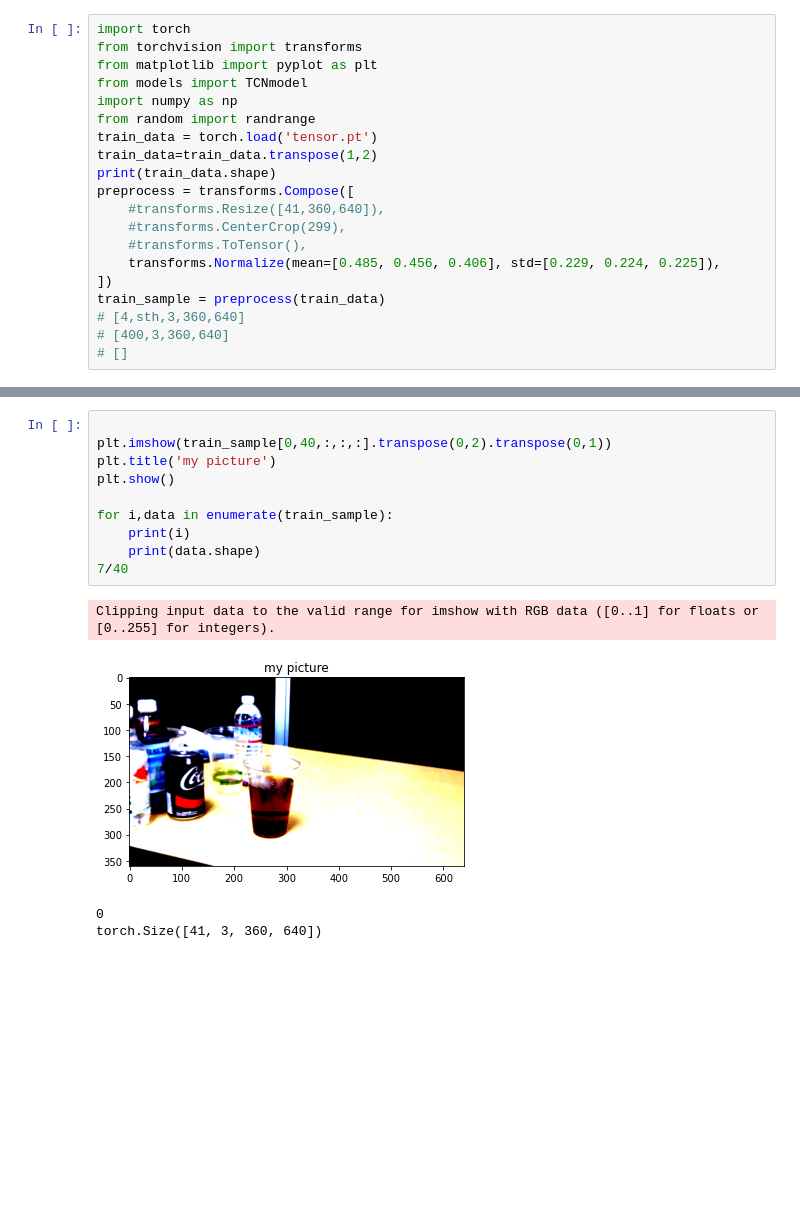
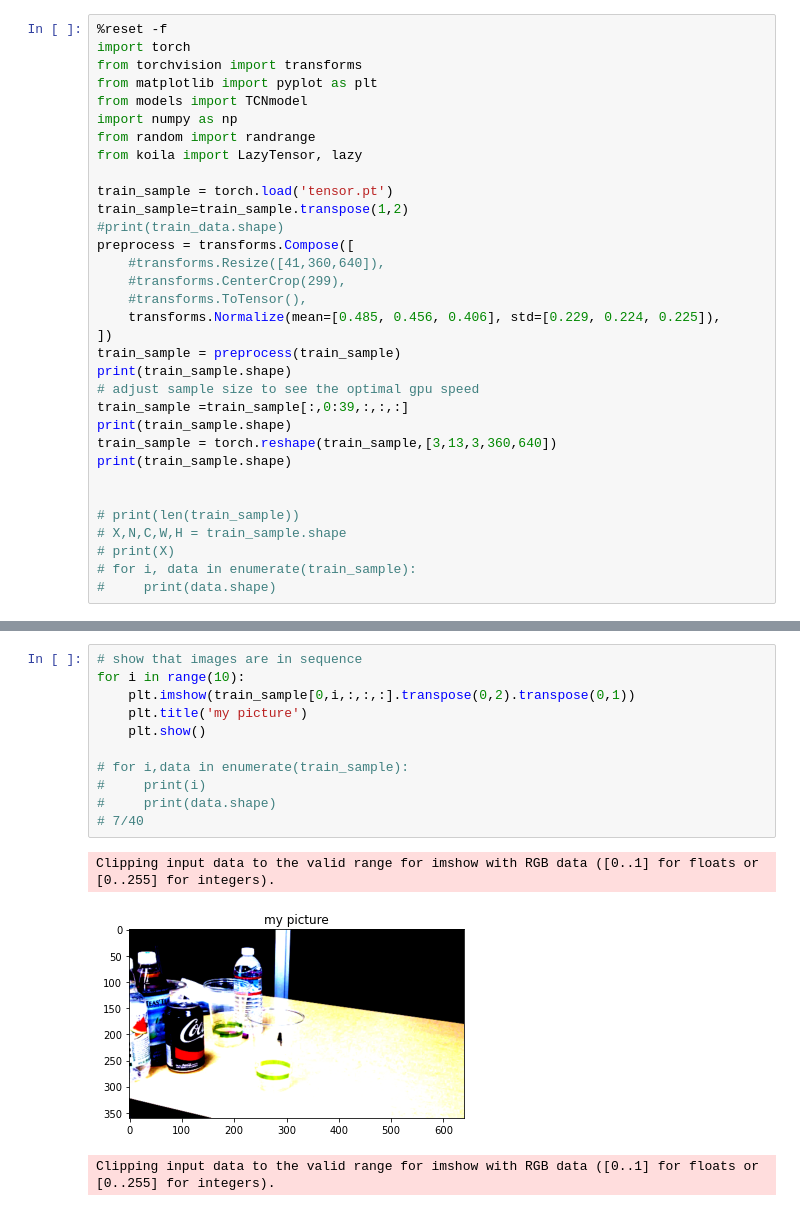
Before and after one commit to MaxWaterhout/TCN_self_supervised_learning, a Jupyter notebook: mainV1.ipynb, the cells around one changed output, grey strips where cells are left out. Cells and saved outputs as stored; diff of their text form; blank space fills up the shorter version.

```diff
--- a/mainV1.ipynb
+++ b/mainV1.ipynb
@@ -1,22 +1,35 @@
 # %%
+%reset -f
 import torch
 from torchvision import transforms
 from matplotlib import pyplot as plt
 from models import TCNmodel
 import numpy as np
 from random import randrange
-train_data = torch.load('tensor.pt')
-train_data=train_data.transpose(1,2)
-print(train_data.shape)
+from koila import LazyTensor, lazy
+
+train_sample = torch.load('tensor.pt')
+train_sample=train_sample.transpose(1,2)
+#print(train_data.shape)
 preprocess = transforms.Compose([
     #transforms.Resize([41,360,640]),
     #transforms.CenterCrop(299),
     #transforms.ToTensor(),
     transforms.Normalize(mean=[0.485, 0.456, 0.406], std=[0.229, 0.224, 0.225]),
 ])
-train_sample = preprocess(train_data)
-# [4,sth,3,360,640]
-# [400,3,360,640]
-# []
+train_sample = preprocess(train_sample)
+print(train_sample.shape)
+# adjust sample size to see the optimal gpu speed
+train_sample =train_sample[:,0:39,:,:,:]
+print(train_sample.shape)
+train_sample = torch.reshape(train_sample,[3,13,3,360,640])
+print(train_sample.shape)
+
+
+# print(len(train_sample))
+# X,N,C,W,H = train_sample.shape
+# print(X)
+# for i, data in enumerate(train_sample):
+#     print(data.shape)
 # %% [output]
 torch.Size([1, 41, 3, 360, 640])
@@ -23,15 +38,15 @@ torch.Size([1, 41, 3, 360, 640])
 # %%
+# show that images are in sequence
+for i in range(10):
+    plt.imshow(train_sample[0,i,:,:,:].transpose(0,2).transpose(0,1))
+    plt.title('my picture')
+    plt.show()
 
-plt.imshow(train_sample[0,40,:,:,:].transpose(0,2).transpose(0,1))
-plt.title('my picture')
-plt.show()
-
-for i,data in enumerate(train_sample):
-    print(i)
-    print(data.shape)
-7/40
+# for i,data in enumerate(train_sample):
+#     print(i)
+#     print(data.shape)
+# 7/40
 # %% [output]
 Clipping input data to the valid range for imshow with RGB data ([0..1] for floats or [0..255] for integers).
-[figure, old version]
+[figure, new version]
-0
-torch.Size([41, 3, 360, 640])
+Clipping input data to the valid range for imshow with RGB data ([0..1] for floats or [0..255] for integers).
```
Also changed, not shown: parts of 7 cells of this notebook.
